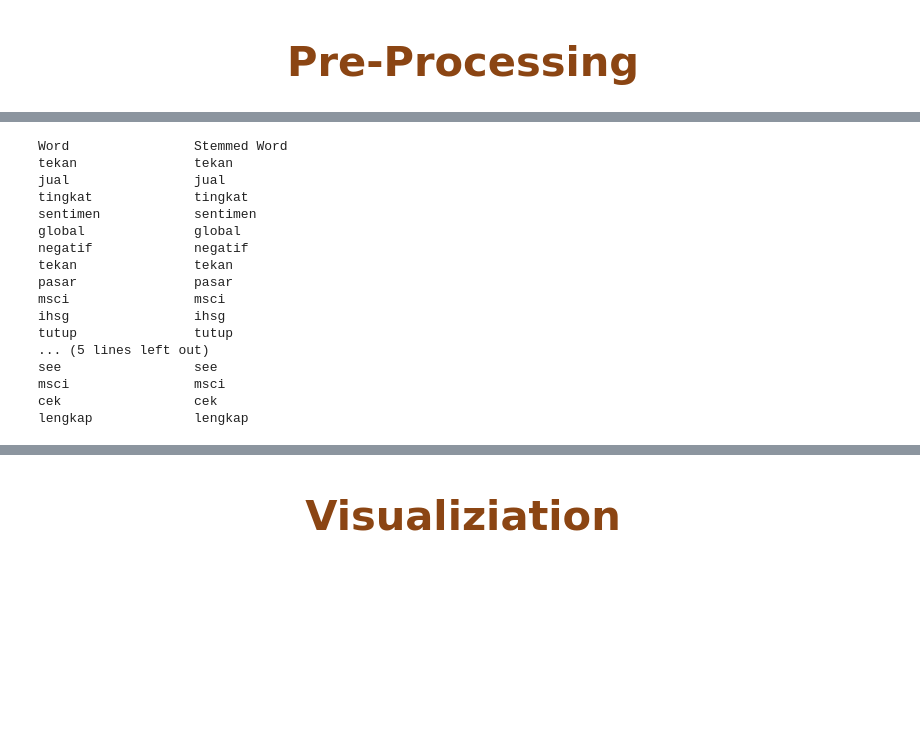
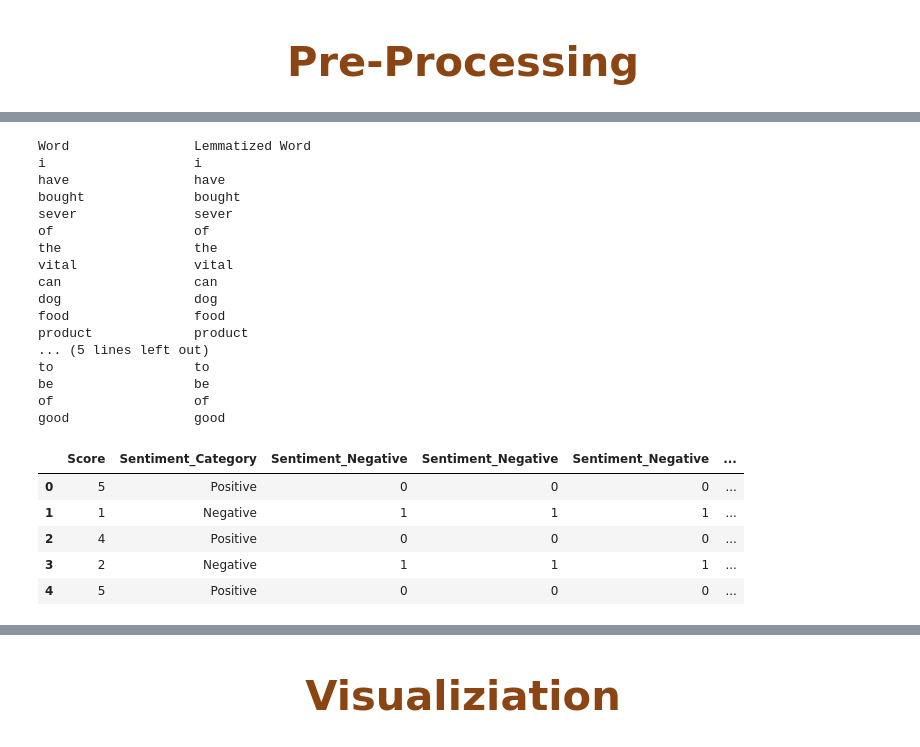
Before and after one commit to Ialessio28/AFL1_NLP, a Jupyter notebook: AFL1_NLP..ipynb, the cells around one changed output, grey strips where cells are left out. Drawn from its saved outputs; the diff is of its cells as text; code cells hidden in the pictures; blank space fills up the shorter version.

```diff
--- a/AFL1_NLP..ipynb
+++ b/AFL1_NLP..ipynb
@@ -221,35 +244,54 @@ print(df)
 # %%
-from Sastrawi.Stemmer.StemmerFactory import StemmerFactory
+from nltk.stem import WordNetLemmatizer
+lemmatizer = WordNetLemmatizer()
 
-factory = StemmerFactory()
-stemmer = factory.create_stemmer()
+df['Text'] = df['Text'].apply(lambda text: " ".join([lemmatizer.lemmatize(word) for word in text.split()]))
 
-punctuations = "?:!.,;"
-
-df['Text'] = df['Text'].apply(stemmer.stem)
-
+# 2. Flatten into one list
 all_words = [word for text in df['Text'] for word in text.split()]
 
-words_without_punctuation = [word for word in all_words if word not in punctuations]
-
-print("{0:20}{1:20}".format("Word", "Stemmed Word"))
-for word in words_without_punctuation[:20]:
-    print("{0:20}{1:20}".format(word, stemmer.stem(word)))
+# 3. Print
+print("{0:20}{1:20}".format("Word", "Lemmatized Word"))
+for word in all_words[:20]:  # Just use all_words directly
+    print("{0:20}{1:20}".format(word, lemmatizer.lemmatize(word)))
 # %% [output]
-Word                Stemmed Word
-tekan               tekan
-jual                jual
-tingkat             tingkat
-sentimen            sentimen
-global              global
-negatif             negatif
-tekan               tekan
-pasar               pasar
-msci                msci
-ihsg                ihsg
-tutup               tutup
+Word                Lemmatized Word
+i                   i
+have                have
+bought              bought
+sever               sever
+of                  of
+the                 the
+vital               vital
+can                 can
+dog                 dog
+food                food
+product             product
 ... (5 lines left out)
-see                 see
-msci                msci
-cek                 cek
-lengkap             lengkap
+to                  to
+be                  be
+of                  of
+good                good
+# %%
+# 1. Map the numerical Score to Sentiment categories
+def map_score_to_category(score):
+    if score in [1, 2,3]:
+        return 'Negative'
+    elif score in [4, 5]:
+        return 'Positive'
+
+df['Sentiment_Category'] = df['Score'].apply(map_score_to_category)
+
+one_hot_encoded = pd.get_dummies(df['Sentiment_Category'], prefix='Sentiment').astype(int)
+
+# 3. Concatenate to your main dataframe
+df = pd.concat([df, one_hot_encoded], axis=1)
+
+df[['Score', 'Sentiment_Category', 'Sentiment_Negative','Sentiment_Positive', 'Text']].head()
+# %% [output]
+|  | Score | Sentiment_Category | Sentiment_Negative | Sentiment_Negative | Sentiment_Negative | ... |
+| 0 | 5 | Positive | 0 | 0 | 0 | ... |
+| 1 | 1 | Negative | 1 | 1 | 1 | ... |
+| 2 | 4 | Positive | 0 | 0 | 0 | ... |
+| 3 | 2 | Negative | 1 | 1 | 1 | ... |
+| 4 | 5 | Positive | 0 | 0 | 0 | ... |
```
Also changed, not shown: parts of 15 cells of this notebook.
